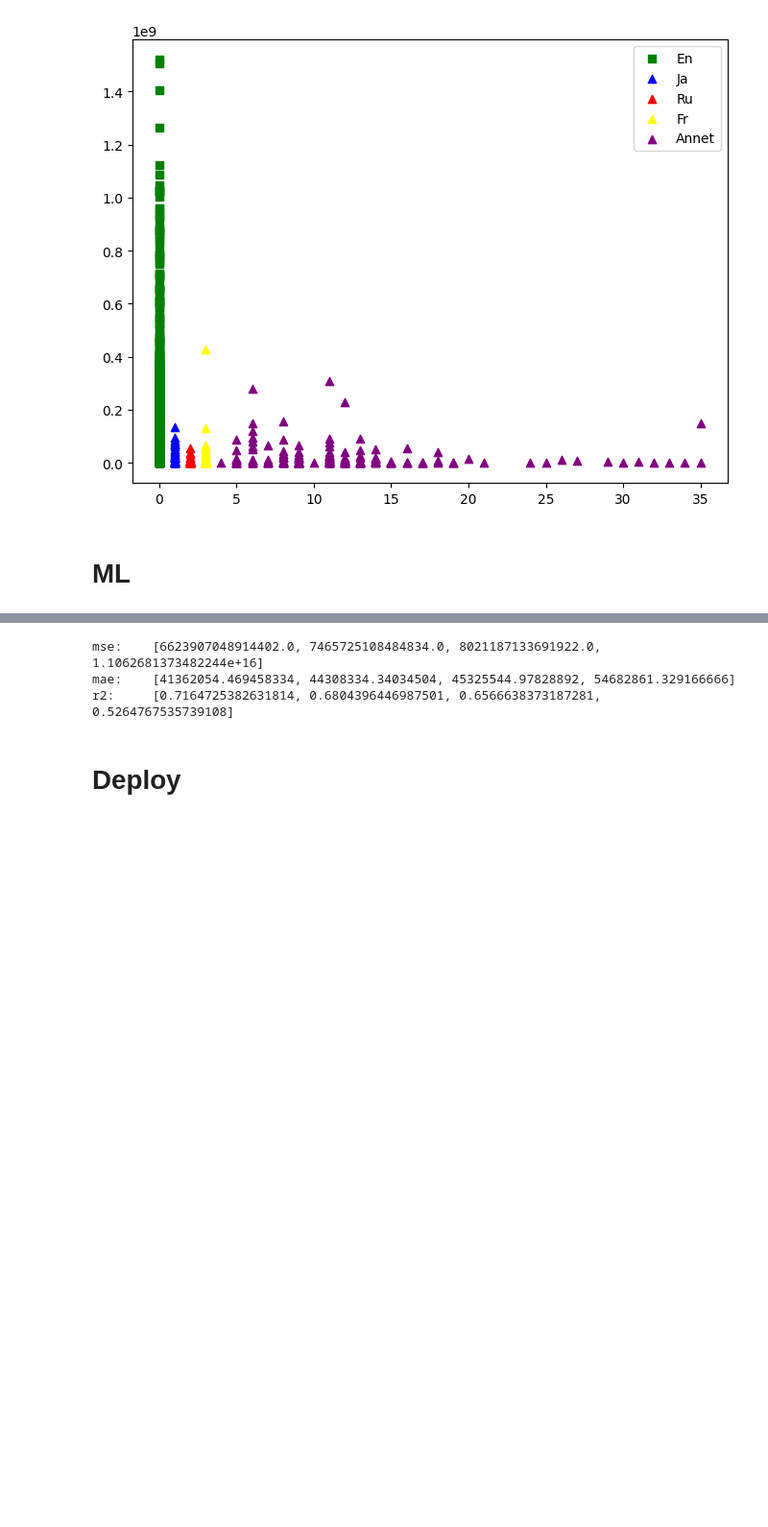
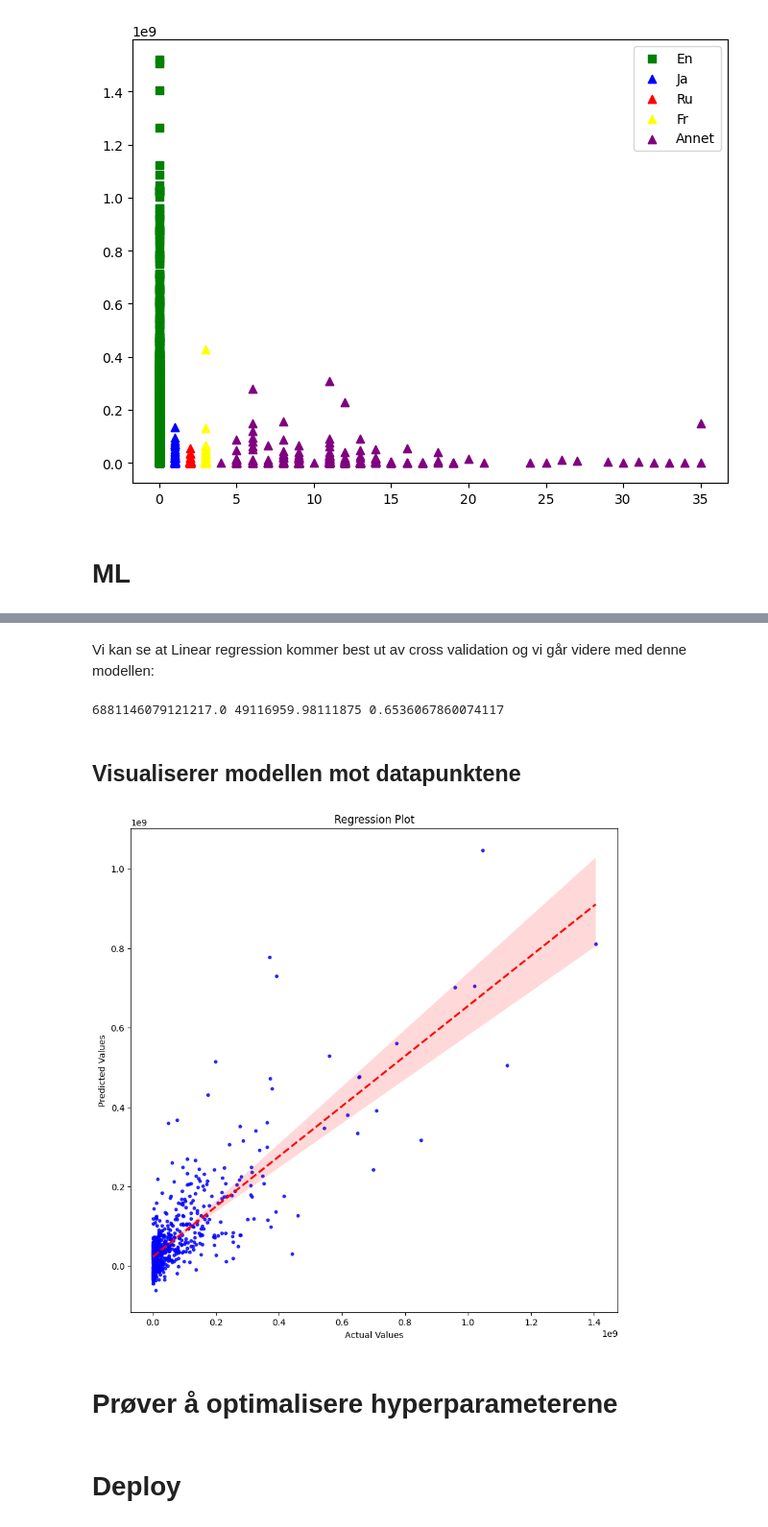
Before and after one commit to h600895/ML-oblig2, a Jupyter notebook: main.ipynb, the cells around one changed output, grey strips where cells are left out. Shown: that part at 96% size. Saved outputs shown, nothing was run; the diff lists cells and outputs as text; code cells hidden in the pictures; blank space fills up the shorter version.

Commit message:
Trying to find the best modell

```diff
--- a/main.ipynb
+++ b/main.ipynb
@@ -194,20 +208,22 @@ from sklearn.metrics import mean_squared_error, mean_absolute_error, r2_score
 from sklearn.linear_model import LinearRegression, BayesianRidge
 from sklearn.ensemble import RandomForestRegressor
 from sklearn.tree import DecisionTreeRegressor
-from sklearn.model_selection import train_test_split
+from sklearn.model_selection import train_test_split, cross_val_score
 
 models = {"Linear reg":LinearRegression(),
-          "Random forest":RandomForestRegressor(n_estimators=100),
+          "Random forest":RandomForestRegressor(n_jobs=-1, random_state=42),
           "Decition tree":DecisionTreeRegressor(),
           "Bayesian ridge": BayesianRidge()}
 
-X_train, X_temp, y_train, y_temp = train_test_split(X, y, test_size=0.3, random_state=42)
-X_val, X_test, y_val, y_test = train_test_split(X_temp, y_temp, test_size=0.5, random_state=42)
+X_train, X_test, y_train, y_test = train_test_split(X, y, test_size=0.3, random_state=42)
 
+lowest = 0
+for key in models.keys():
 
-predModelsDict = {'test': {}, 'val':{}}
-
-for key in models.keys():
-    trainModel(models[key], X_train, y_train)
-    predModelsDict['test'][key] = predictWithModel(models[key], X_test)
-    predModelsDict['val'][key] = predictWithModel(models[key], X_val)
+    score = -cross_val_score(models[key], X_train, y_train, cv=3, scoring="neg_mean_squared_error").mean()
+    if lowest == 0:
+        lowest = score
+    else:
+        lowest = min(score, lowest)
+    print(f"{key}: {score}")
+print(f"\nLowest: {lowest}")
@@ -252,8 +237,30 @@ R2: -0.6284508096152497 0.6723055569474825
-# %%
-print()
-for key in mesureDict.keys():
-    print(f'{key}: \t{mesureDict[key]}')
-# %% [output]
-mse:    [6623907048914402.0, 7465725108484834.0, 8021187133691922.0, 1.1062681373482244e+16]
-mae:    [41362054.469458334, 44308334.34034504, 45325544.97828892, 54682861.329166666]
-r2:     [0.7164725382631814, 0.6804396446987501, 0.6566638373187281, 0.5264767535739108]
+# %% [markdown]
+Vi kan se at Linear regression kommer best ut av cross validation og vi går videre med denne modellen:
+# %%
+model = models['Linear reg']
+model.fit(X_train, y_train)
+y_pred = model.predict(X_test)
+
+mse = mean_squared_error(y_test, y_pred)
+mae = mean_absolute_error(y_test, y_pred)
+r2 = r2_score(y_test, y_pred)
+
+print(mse, mae, r2)
+# %% [output]
+6881146079121217.0 49116959.98111875 0.6536067860074117
+# %% [markdown]
+## Visualiserer modellen mot datapunktene
+# %%
+#Kode hentet fra 1.5 - regression notebooken
+import seaborn as sns
+
+fig, ax = plt.subplots(figsize=(10, 10))
+sns.regplot(x=y_test, y=y_pred, scatter_kws={'color': 'blue', 's': 10}, line_kws={'color': 'red', 'linestyle': '--'})
+ax.set_xlabel('Actual Values')
+ax.set_ylabel('Predicted Values')
+ax.set_title('Regression Plot')
+plt.show()
+# %% [output]
+[figure, added]
+# %% [markdown]
+# Prøver å optimalisere hyperparameterene
```
Also changed, not shown: parts of 14 cells of this notebook.
